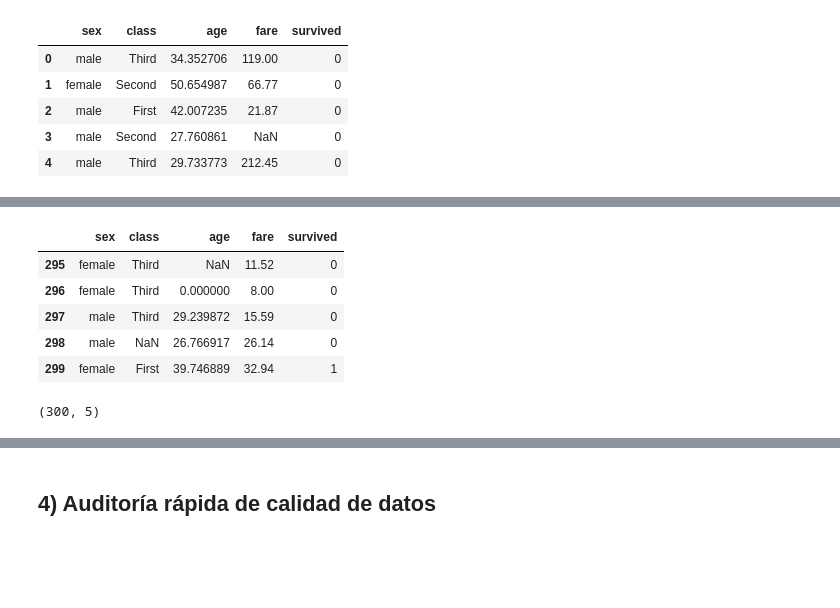
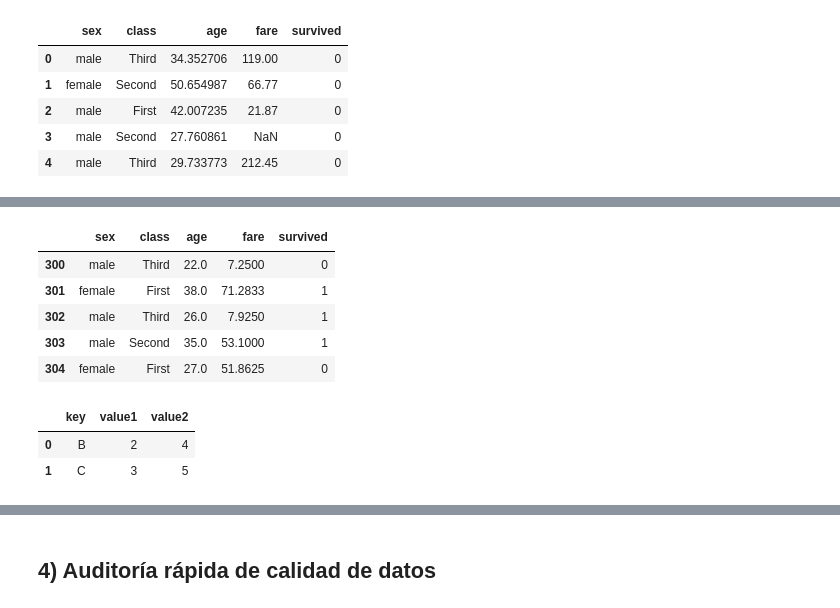
Before and after one commit to steestor/course-python-ml, a Jupyter notebook: notebooks/S1_A1_Entorno_y_Stack.ipynb, the cells around one changed output, grey strips where cells are left out. Cells and saved outputs as stored; diff of their text form; code cells hidden in the pictures; blank space fills up the shorter version.

```diff
--- a/notebooks/S1_A1_Entorno_y_Stack.ipynb
+++ b/notebooks/S1_A1_Entorno_y_Stack.ipynb
@@ -163,16 +176,22 @@ df2.head()
 | 2 | male | Third | 26 | 7.9250 | 1 |
 | 3 | male | Second | 35 | 53.1000 | 1 |
 | 4 | female | First | 27 | 51.8625 | 0 |
-# %%
-df.tail()
-# %% [output]
-|  | sex | class | age | fare | survived |
-| 295 | female | Third | NaN | 11.52 | 0 |
-| 296 | female | Third | 0.000000 | 8.00 | 0 |
-| 297 | male | Third | 29.239872 | 15.59 | 0 |
-| 298 | male | NaN | 26.766917 | 26.14 | 0 |
-| 299 | female | First | 39.746889 | 32.94 | 1 |
-# %%
-df.shape
-# %% [output]
-(300, 5)
+# %%
+df = pd.concat([df, df2], ignore_index=True)
+df.tail()
+# %% [output]
+|  | sex | class | age | fare | survived |
+| 300 | male | Third | 22.0 | 7.2500 | 0 |
+| 301 | female | First | 38.0 | 71.2833 | 1 |
+| 302 | male | Third | 26.0 | 7.9250 | 1 |
+| 303 | male | Second | 35.0 | 53.1000 | 1 |
+| 304 | female | First | 27.0 | 51.8625 | 0 |
+# %%
+data1 = pd.DataFrame({'key': ['A', 'B', 'C'], 'value1': [1, 2, 3]})
+data2 = pd.DataFrame({'key': ['B', 'C', 'D'], 'value2': [4, 5, 6]})
+merged = pd.merge(data1, data2, on='key', how='inner')
+merged.head()
+# %% [output]
+|  | key | value1 | value2 |
+| 0 | B | 2 | 4 |
+| 1 | C | 3 | 5 |
```
Also changed, not shown: parts of 5 cells of this notebook.
